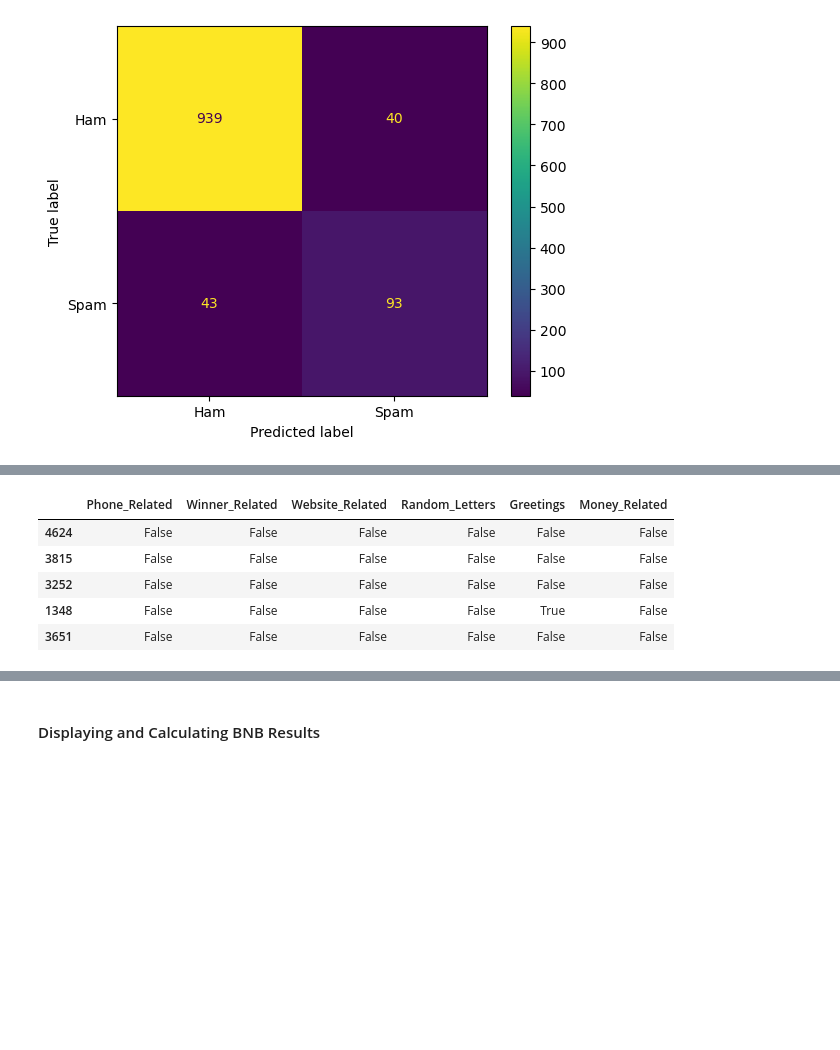
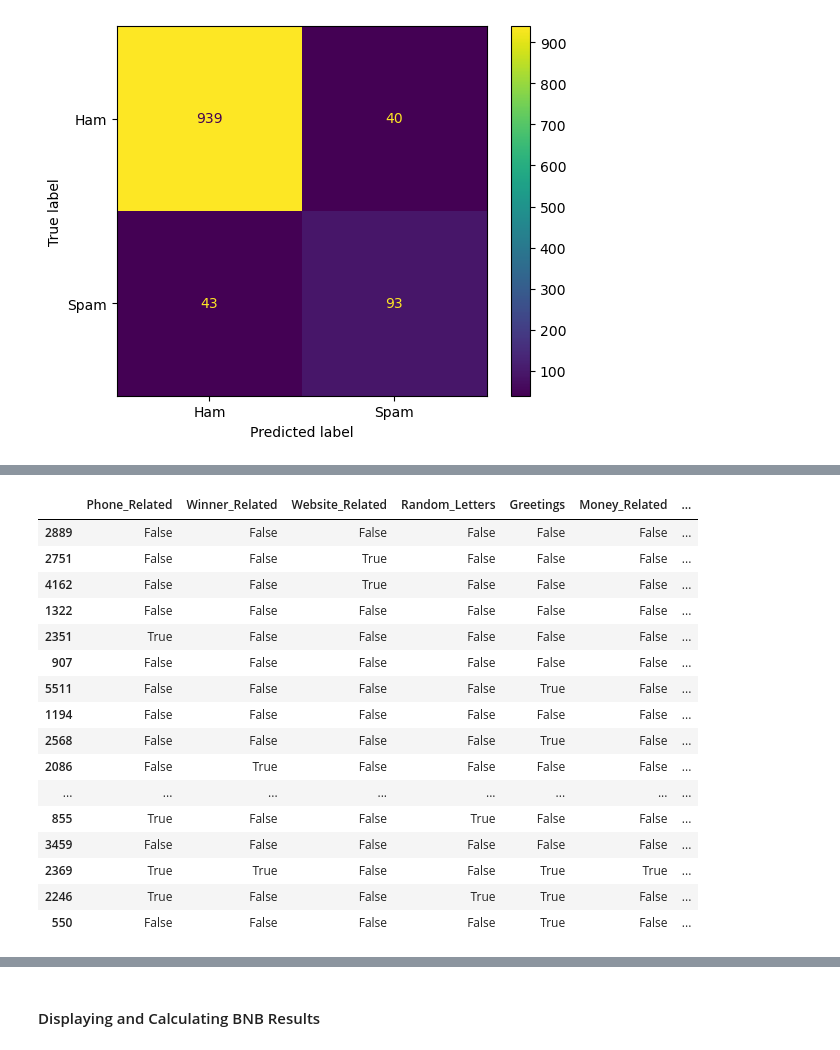
Before and after one commit to jacksteel5314/SpamDetectionML, a Jupyter notebook: Spam ML.ipynb, the cells around one changed output, grey strips where cells are left out. Saved outputs shown, nothing was run; the diff lists cells and outputs as text; code cells hidden in the pictures; blank space fills up the shorter version.

```diff
--- a/Spam ML.ipynb
+++ b/Spam ML.ipynb
@@ -491,27 +488,38 @@ As mentioned, the `length_of_mess`, `spam_word_count`, and `ham_word_count` vari
 # %%
 # Test Three: Creating the Boolean Dataframe for BernoulliNB
 bernoulli_df = pd.DataFrame({})
 bernoulli_df["Spam?"] = spam_df["Spam?"]
 bernoulli_df["Message"] = spam_df["Message"]
 bernoulli_df["Variable"] = spam_df["Variable"]
 bernoulli_df["Phone_Related"] = np.where(spam_df["num_phone_related"] > 0, True, False)
 bernoulli_df["Winner_Related"] = np.where(spam_df["num_winner"] > 0, True, False)
 bernoulli_df["Website_Related"] = np.where(spam_df["num_of_website"] > 0, True, False)
 bernoulli_df["Random_Letters"] = np.where(spam_df["num_rand_letters"] > 0, True, False)
 bernoulli_df["Greetings"] = np.where(spam_df["greetings"] > 0, True, False)
 bernoulli_df["Money_Related"] = np.where(spam_df["num_money"] > 0, True, False)
-bernoulli_df["Length_of_Mess"] = np.where(spam_df["length_of_mess"] > np.mean(spam_df["length_of"]))
+bernoulli_df["Length_of_Mess"] = np.where(spam_df["length_of_mess"] > np.mean(spam_df["length_of_mess"]), True, False)
 
 bernoulli_data = bernoulli_df.drop(columns=["Spam?", "Message", "Variable"])
 bernoulli_target = bernoulli_df["Variable"]
-X_train_bnb, X_test_bnb, y_train_target_bnb, y_test_target_bnb = train_test_split(bernoulli_data, bernoulli_target, test_size = 0.3, random_state=999)
-X_train_bnb.head()
+X_train_bnb, X_test_bnb, y_train_target_bnb, y_test_target_bnb = train_test_split(bernoulli_data, bernoulli_target, test_size = 0.2, random_state=999)
+X_train_bnb.head(20)
 # %% [output]
-|  | Phone_Related | Winner_Related | Website_Related | Random_Letters | Greetings | Money_Related |
-| 4624 | False | False | False | False | False | False |
-| 3815 | False | False | False | False | False | False |
-| 3252 | False | False | False | False | False | False |
-| 1348 | False | False | False | False | True | False |
-| 3651 | False | False | False | False | False | False |
+|  | Phone_Related | Winner_Related | Website_Related | Random_Letters | Greetings | Money_Related | ... |
+| 2889 | False | False | False | False | False | False | ... |
+| 2751 | False | False | True | False | False | False | ... |
+| 4162 | False | False | True | False | False | False | ... |
+| 1322 | False | False | False | False | False | False | ... |
+| 2351 | True | False | False | False | False | False | ... |
+| 907 | False | False | False | False | False | False | ... |
+| 5511 | False | False | False | False | True | False | ... |
+| 1194 | False | False | False | False | False | False | ... |
+| 2568 | False | False | False | False | True | False | ... |
+| 2086 | False | True | False | False | False | False | ... |
+| ... | ... | ... | ... | ... | ... | ... | ... |
+| 855 | True | False | False | True | False | False | ... |
+| 3459 | False | False | False | False | False | False | ... |
+| 2369 | True | True | False | False | True | True | ... |
+| 2246 | True | False | False | True | True | False | ... |
+| 550 | False | False | False | False | True | False | ... |
 # %% [markdown]
 #### Performing the BNB Test
```
Also changed, not shown: parts of 14 cells of this notebook.
